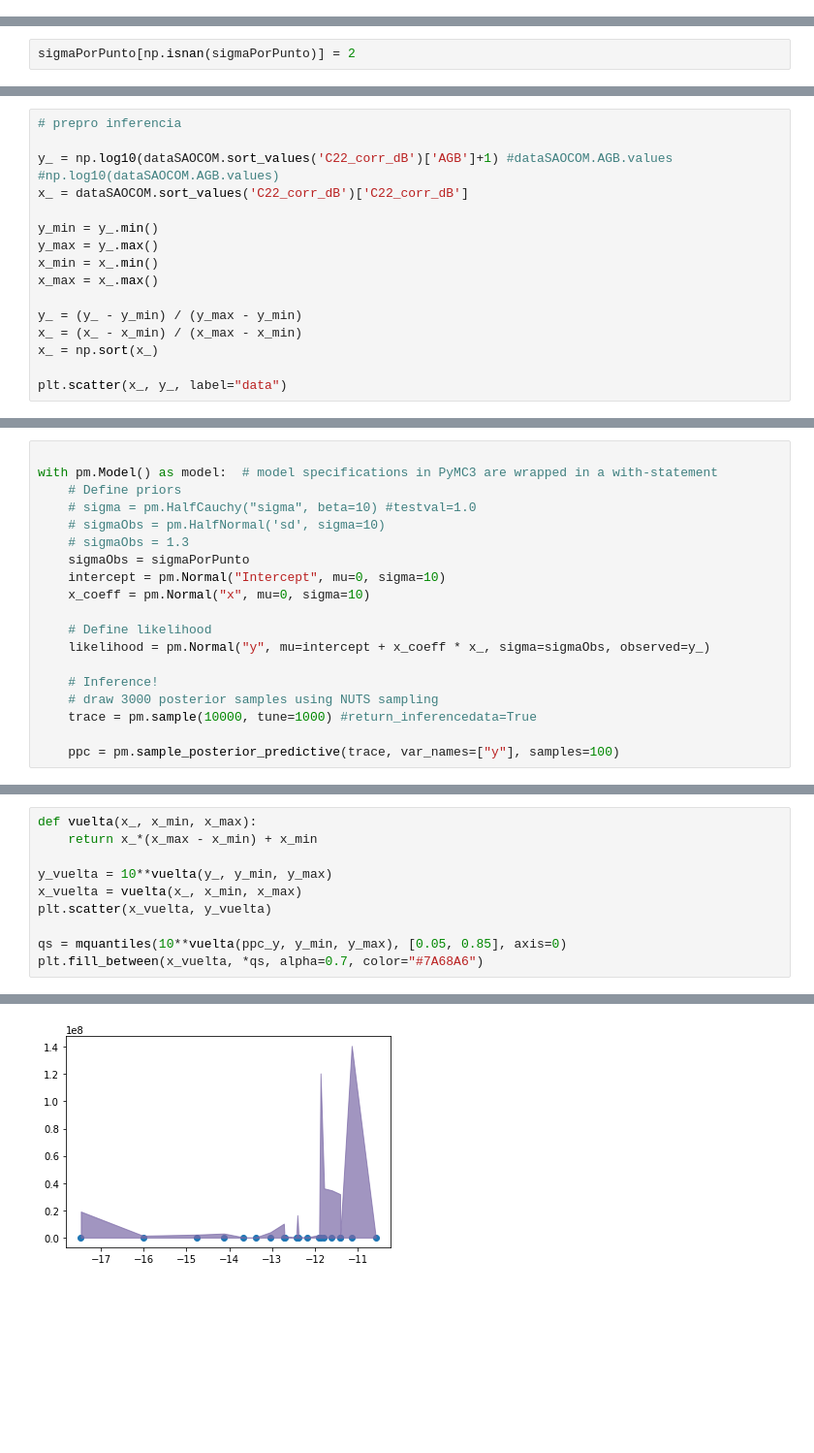
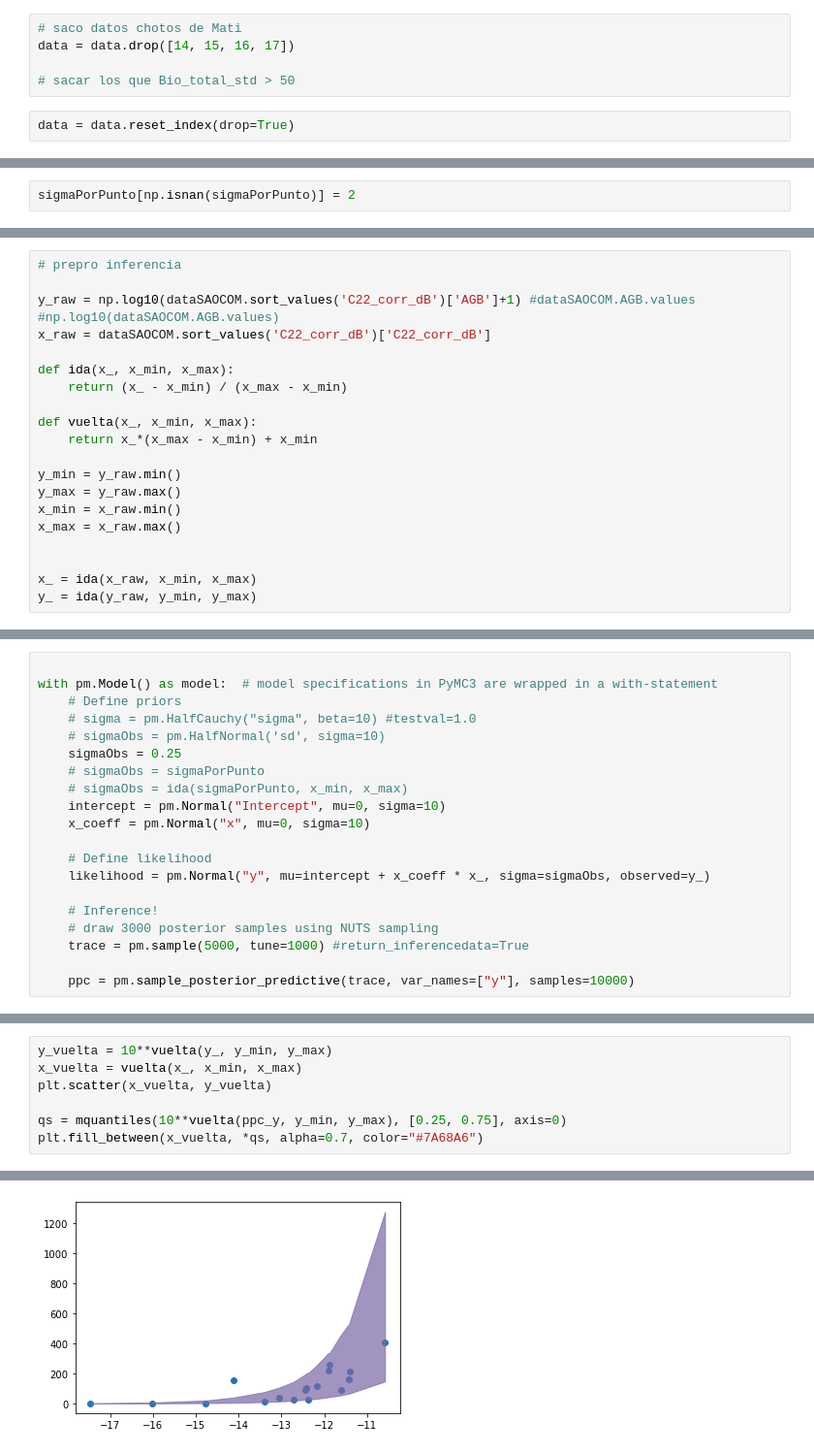
Before and after one commit to verderis/Bosques, a Jupyter notebook: prePro-casa2-datosAgregados.ipynb, the cells around one changed output, grey strips where cells are left out. Shown at 97% size. Saved outputs shown, nothing was run; the diff lists cells and outputs as text; blank space fills up the shorter version.

```diff
--- a/prePro-casa2-datosAgregados.ipynb
+++ b/prePro-casa2-datosAgregados.ipynb
@@ -94,3 +105,10 @@ Index(['Tipo', 'Biomasa_nire_m3/ha', 'Biomasa_total_m3/ha', 'Bio_nire_std',
        'C12i_std', 'C13r_std', 'C13i_std', 'C22_std', 'C23r_std', 'C23i_std',
        'C33_std', 'ang_std.1'],
       dtype='object')
+# %%
+# saco datos chotos de Mati
+data = data.drop([14, 15, 16, 17])
+
+# sacar los que Bio_total_std > 50
+# %%
+data = data.reset_index(drop=True)
@@ -845,16 +901,20 @@ dtype: float64
 # %%
 # prepro inferencia
 
-y_ = np.log10(dataSAOCOM.sort_values('C22_corr_dB')['AGB']+1) #dataSAOCOM.AGB.values #np.log10(dataSAOCOM.AGB.values)
-x_ = dataSAOCOM.sort_values('C22_corr_dB')['C22_corr_dB']
+y_raw = np.log10(dataSAOCOM.sort_values('C22_corr_dB')['AGB']+1) #dataSAOCOM.AGB.values #np.log10(dataSAOCOM.AGB.values)
+x_raw = dataSAOCOM.sort_values('C22_corr_dB')['C22_corr_dB']
 
-y_min = y_.min()
-y_max = y_.max()
-x_min = x_.min()
-x_max = x_.max()
+def ida(x_, x_min, x_max):
+    return (x_ - x_min) / (x_max - x_min)
 
-y_ = (y_ - y_min) / (y_max - y_min)
-x_ = (x_ - x_min) / (x_max - x_min)
-x_ = np.sort(x_)
+def vuelta(x_, x_min, x_max):
+    return x_*(x_max - x_min) + x_min
 
-plt.scatter(x_, y_, label="data")
+y_min = y_raw.min()
+y_max = y_raw.max()
+x_min = x_raw.min()
+x_max = x_raw.max()
+
+
+x_ = ida(x_raw, x_min, x_max)
+y_ = ida(y_raw, y_min, y_max)
@@ -867,8 +937,9 @@ with pm.Model() as model:  # model specifications in PyMC3 are wrapped in a with
     # Define priors
     # sigma = pm.HalfCauchy("sigma", beta=10) #testval=1.0
     # sigmaObs = pm.HalfNormal('sd', sigma=10)
-    # sigmaObs = 1.3
-    sigmaObs = sigmaPorPunto
+    sigmaObs = 0.25
+    # sigmaObs = sigmaPorPunto
+    # sigmaObs = ida(sigmaPorPunto, x_min, x_max)
     intercept = pm.Normal("Intercept", mu=0, sigma=10)
     x_coeff = pm.Normal("x", mu=0, sigma=10)
 
@@ -877,9 +948,9 @@ with pm.Model() as model:  # model specifications in PyMC3 are wrapped in a with
 
     # Inference!
     # draw 3000 posterior samples using NUTS sampling
-    trace = pm.sample(10000, tune=1000) #return_inferencedata=True
+    trace = pm.sample(5000, tune=1000) #return_inferencedata=True
 
-    ppc = pm.sample_posterior_predictive(trace, var_names=["y"], samples=100)
+    ppc = pm.sample_posterior_predictive(trace, var_names=["y"], samples=10000)
 # %% [output]
 Auto-assigning NUTS sampler...
 Initializing NUTS using jitter+adapt_diag...
@@ -962,13 +1039,10 @@ Text(0, 0.5, 'C22')
 # %%
-def vuelta(x_, x_min, x_max):
-    return x_*(x_max - x_min) + x_min
-
 y_vuelta = 10**vuelta(y_, y_min, y_max)
 x_vuelta = vuelta(x_, x_min, x_max)
 plt.scatter(x_vuelta, y_vuelta)
 
-qs = mquantiles(10**vuelta(ppc_y, y_min, y_max), [0.05, 0.85], axis=0)
+qs = mquantiles(10**vuelta(ppc_y, y_min, y_max), [0.25, 0.75], axis=0)
 plt.fill_between(x_vuelta, *qs, alpha=0.7, color="#7A68A6")
 # %% [output]
 <matplotlib.collections.PolyCollection at 0x...>
-[figure, old version]
+[figure, new version]
```
Also changed, not shown: parts of 77 cells of this notebook, 52 other files.
